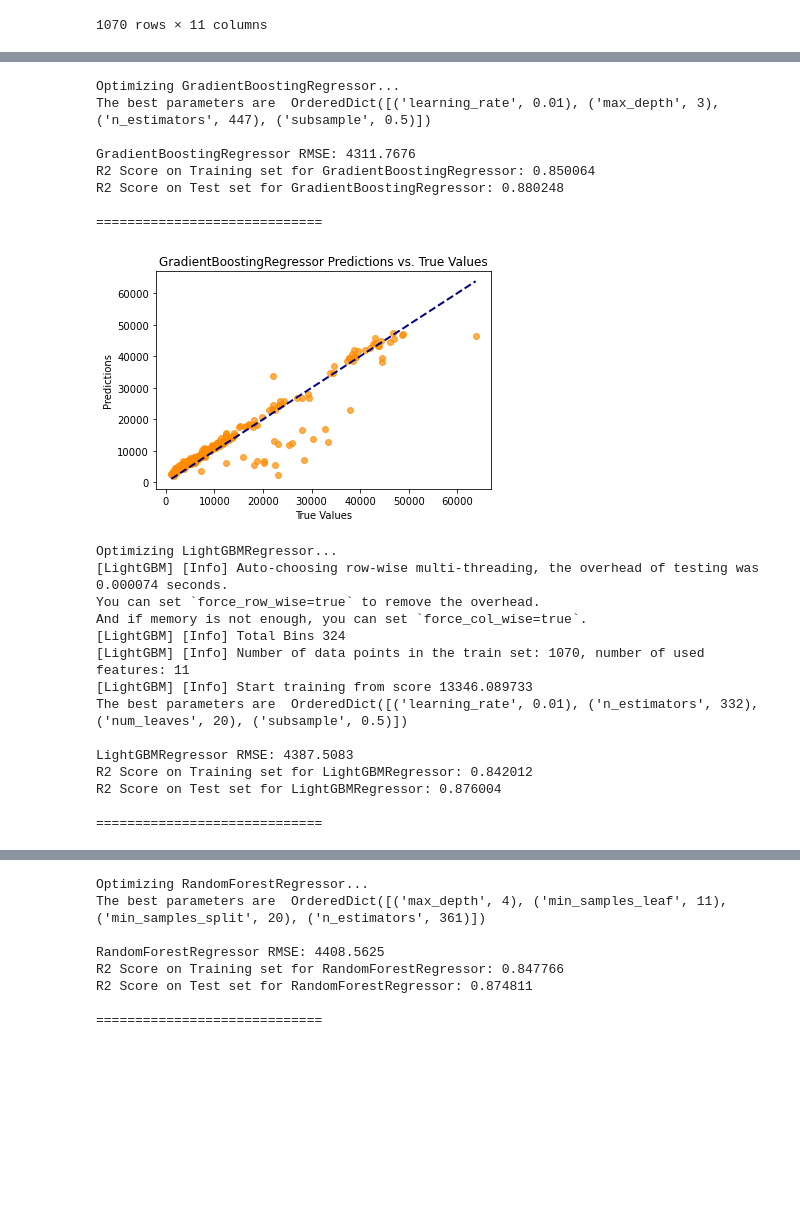
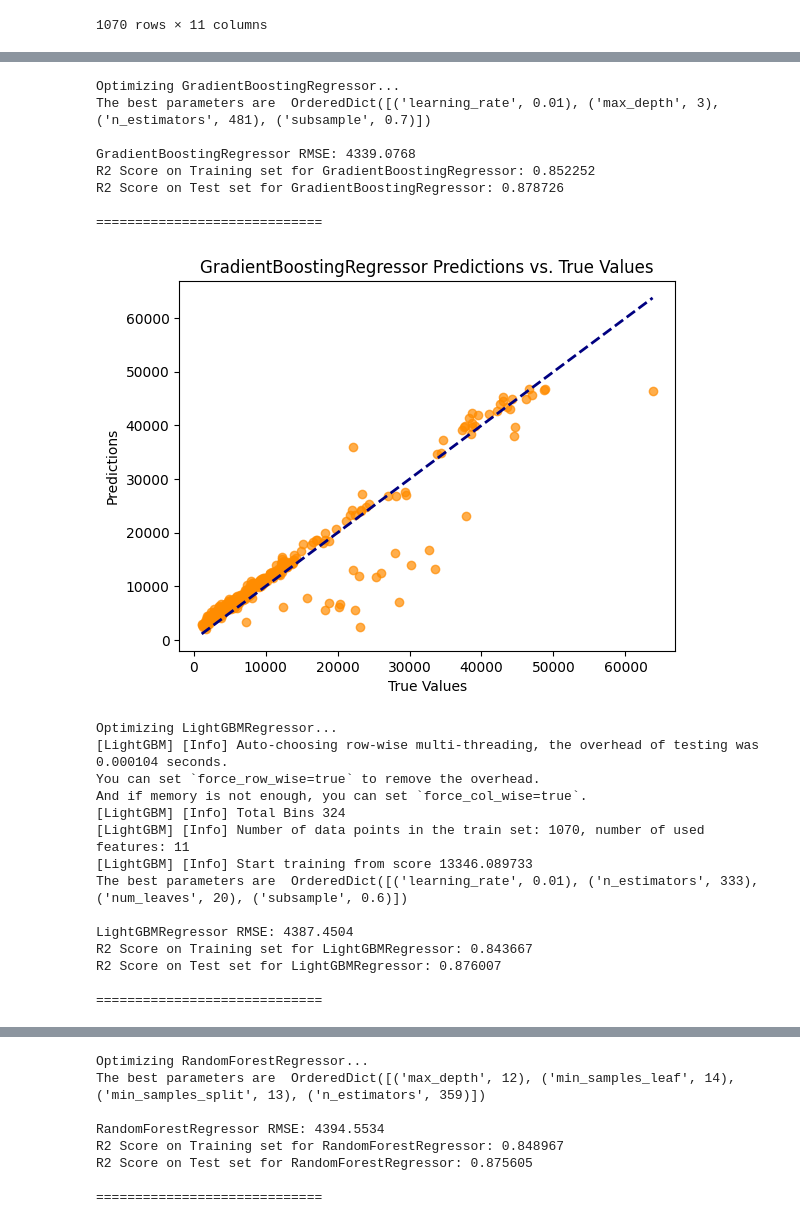
Before and after one commit to god05212/Insurance, a Jupyter notebook: 의료비_예측_프로젝트_(2).ipynb, the cells around one changed output, grey strips where cells are left out. Saved outputs shown, nothing was run; the diff lists cells and outputs as text; code cells hidden in the pictures; blank space fills up the shorter version.

```diff
--- a/의료비_예측_프로젝트_(2).ipynb
+++ b/의료비_예측_프로젝트_(2).ipynb
@@ -137,7 +165,7 @@ X_test = pipeline.transform(X_test)
 # 컬럼명 재구성
 # 수치형 변수와 범주형 변수의 컬럼명을 다시 가져오기
 numeric_features = preprocessor.transformers_[0][2]
-categorical_features = preprocessor.transformers_[1][1]['onehot'].get_feature_names(['sex', 'smoker', 'region'])
+categorical_features = preprocessor.transformers_[1][1].get_feature_names_out(['sex', 'smoker', 'region'])
 
 # 전체 특성의 컬럼명 재구성
 feature_names = list(numeric_features) + list(categorical_features)
@@ -244,9 +272,9 @@ for model_name, (estimator, param) in models.items():
         estimator=estimator,
         search_spaces=param,  # 하이퍼파라미터
         refit=True,  # 최적 파라미터로 다시 학습
-        n_jobs=-1,  # 모든 CPU 코어 사용
-        n_iter=72,  # 최적화 반복 횟수
-        cv=5  # 교차 검증 folds 수
+        n_jobs= 2,  # CPU 코어 2개만 사용
+        n_iter= 20,  # 최적화 반복 횟수
+        cv= 3  # 교차 검증 folds 수
     )
 
     # 최적화 수행
@@ -279,49 +307,49 @@ for model_name, (estimator, param) in models.items():
             n_estimators=best_params['n_estimators'],
             max_depth=best_params['max_depth'],
             min_samples_split=best_params['min_samples_split'],
             min_samples_leaf=best_params['min_samples_leaf']
         )
 
     # 최적 하이퍼파라미터와 함께 모델 인스턴스를 튜플로 저장
     estimators.append((model_name, model_instance))
 
     # 예측 및 성능 지표 계산
     pred = hpo.predict(X_test)  # 테스트 세트에 대한 예측
     rmse = np.sqrt(mean_squared_error(y_test, pred))  # RMSE 계산
     print(f'{model_name} RMSE: {rmse:.4f}')  # RMSE 출력
     print(f"R2 Score on Training set for {model_name}: {hpo.best_score_:.6f}")  # 학습 세트 R2 Score
     print(f"R2 Score on Test set for {model_name}: {hpo.score(X_test, y_test):.6f}")  # 테스트 세트 R2 Score
     print("\n=============================\n")
 
     # 예측 결과와 실제 값의 산점도 그리기
     plt.figure()
     plt.scatter(y_test, pred, color='darkorange', alpha=0.7)  # 실제 값과 예측 값 산점도
     plt.plot([min(y_test), max(y_test)], [min(y_test), max(y_test)], color='navy', lw=2, linestyle='--')  # 대각선 추가
     plt.xlabel('True Values')  # x축 레이블
     plt.ylabel('Predictions')  # y축 레이블
     plt.title(f'{model_name} Predictions vs. True Values')  # 그래프 제목
     plt.show()  # 그래프 표시
 # %% [output]
 Optimizing GradientBoostingRegressor...
-The best parameters are  OrderedDict([('learning_rate', 0.01), ('max_depth', 3), ('n_estimators', 447), ('subsample', 0.5)])
+The best parameters are  OrderedDict([('learning_rate', 0.01), ('max_depth', 3), ('n_estimators', 481), ('subsample', 0.7)])
 
-GradientBoostingRegressor RMSE: 4311.7676
-R2 Score on Training set for GradientBoostingRegressor: 0.850064
-R2 Score on Test set for GradientBoostingRegressor: 0.880248
+GradientBoostingRegressor RMSE: 4339.0768
+R2 Score on Training set for GradientBoostingRegressor: 0.852252
+R2 Score on Test set for GradientBoostingRegressor: 0.878726
 
 =============================
-[figure, old version]
+[figure, new version]
 Optimizing LightGBMRegressor...
-[LightGBM] [Info] Auto-choosing row-wise multi-threading, the overhead of testing was 0.000074 seconds.
+[LightGBM] [Info] Auto-choosing row-wise multi-threading, the overhead of testing was 0.000104 seconds.
 You can set `force_row_wise=true` to remove the overhead.
 And if memory is not enough, you can set `force_col_wise=true`.
 [LightGBM] [Info] Total Bins 324
 [LightGBM] [Info] Number of data points in the train set: 1070, number of used features: 11
 [LightGBM] [Info] Start training from score 13346.089733
-The best parameters are  OrderedDict([('learning_rate', 0.01), ('n_estimators', 332), ('num_leaves', 20), ('subsample', 0.5)])
+The best parameters are  OrderedDict([('learning_rate', 0.01), ('n_estimators', 333), ('num_leaves', 20), ('subsample', 0.6)])
 
-LightGBMRegressor RMSE: 4387.5083
-R2 Score on Training set for LightGBMRegressor: 0.842012
-R2 Score on Test set for LightGBMRegressor: 0.876004
+LightGBMRegressor RMSE: 4387.4504
+R2 Score on Training set for LightGBMRegressor: 0.843667
+R2 Score on Test set for LightGBMRegressor: 0.876007
 
 =============================
@@ -329,8 +357,8 @@ R2 Score on Test set for LightGBMRegressor: 0.876004
 Optimizing RandomForestRegressor...
-The best parameters are  OrderedDict([('max_depth', 4), ('min_samples_leaf', 11), ('min_samples_split', 20), ('n_estimators', 361)])
+The best parameters are  OrderedDict([('max_depth', 12), ('min_samples_leaf', 14), ('min_samples_split', 13), ('n_estimators', 359)])
 
-RandomForestRegressor RMSE: 4408.5625
-R2 Score on Training set for RandomForestRegressor: 0.847766
-R2 Score on Test set for RandomForestRegressor: 0.874811
+RandomForestRegressor RMSE: 4394.5534
+R2 Score on Training set for RandomForestRegressor: 0.848967
+R2 Score on Test set for RandomForestRegressor: 0.875605
 
 =============================
```
Also changed, not shown: parts of 11 cells of this notebook.
